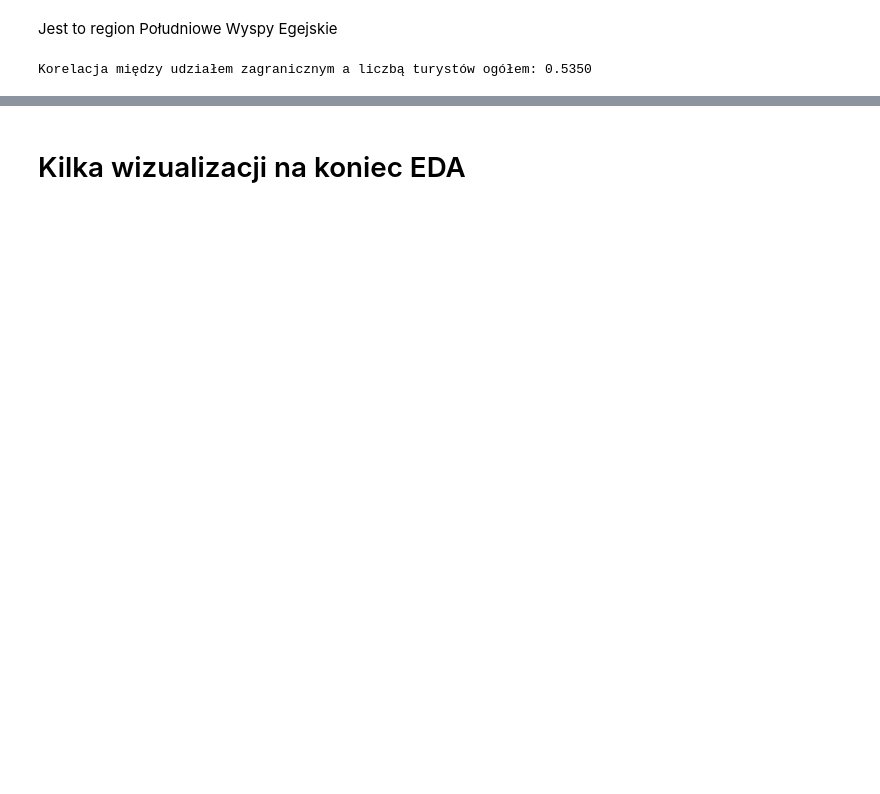
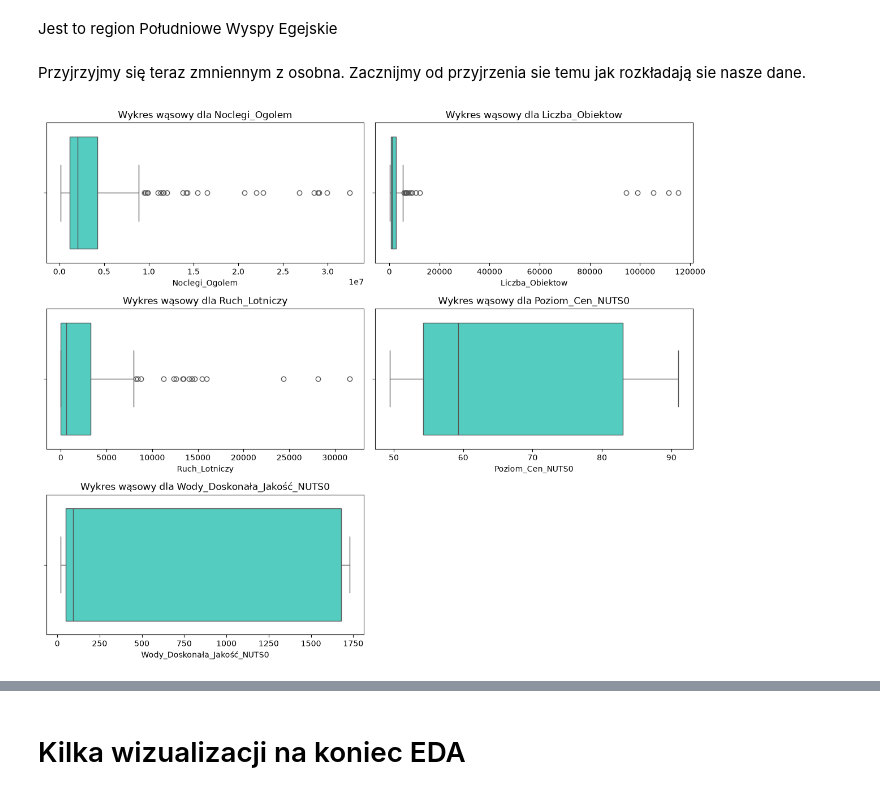
Before and after one commit to kawalerski-ja/Balkan-Tourism, a Jupyter notebook: EDA.ipynb, the cells around one changed output, grey strips where cells are left out. Saved outputs shown, nothing was run; the diff lists cells and outputs as text; code cells hidden in the pictures; blank space fills up the shorter version.

```diff
--- a/EDA.ipynb
+++ b/EDA.ipynb
@@ -106,12 +148,23 @@ RO12     27719806
 Name: Noclegi_Ogolem, dtype: int64
 # %% [markdown]
 Jest to region Południowe Wyspy Egejskie
-# %%
-df['Udział_Zagranicznych'] = df['Noclegi_Zagraniczne'] / df['Noclegi_Ogolem'] * 100
-korelacja = df['Udział_Zagranicznych'].corr(df['Noclegi_Ogolem'])
-
-print(f"Korelacja między udziałem zagranicznym a liczbą turystów ogółem: {korelacja:.4f}")
-
-df = df.drop(columns=['Noclegi_Zagraniczne'])
-# %% [output]
-Korelacja między udziałem zagranicznym a liczbą turystów ogółem: 0.5350
+# %% [markdown]
+Przyjrzyjmy się teraz zmniennym z osobna. Zacznijmy od przyjrzenia sie temu jak rozkładają sie nasze dane.
+# %%
+numeric_cols = [
+    'Noclegi_Ogolem',
+    'Liczba_Obiektow',
+    'Ruch_Lotniczy',
+    'Poziom_Cen_NUTS0',
+    'Wody_Doskonała_Jakość_NUTS0'
+]
+
+plt.figure(figsize=(12, 10))
+for i, col in enumerate(numeric_cols, 1):
+    plt.subplot(3,2,i)
+    sns.boxplot(x=col, data=df, vert=False, color='turquoise')
+    plt.title(f'Wykres wąsowy dla {col}')
+    plt.tight_layout()
+plt.show()
+# %% [output]
+[figure, added]
```
Also changed, not shown: parts of 22 cells of this notebook.
